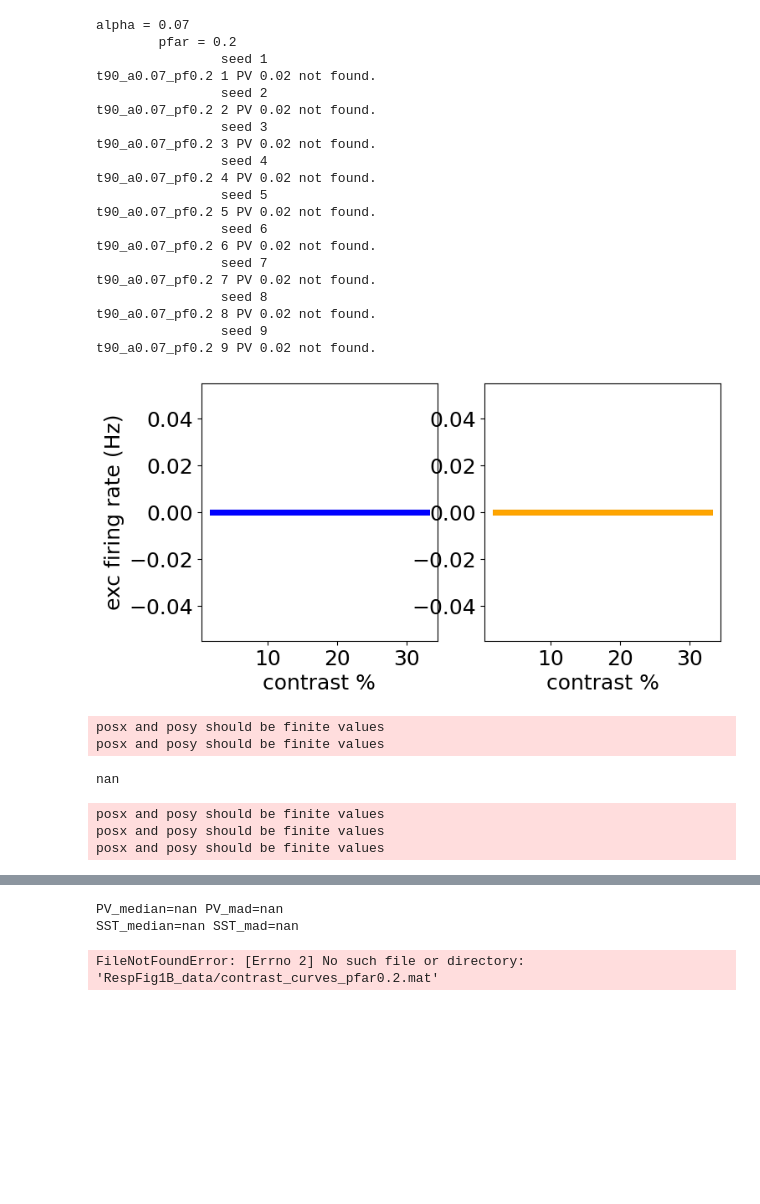
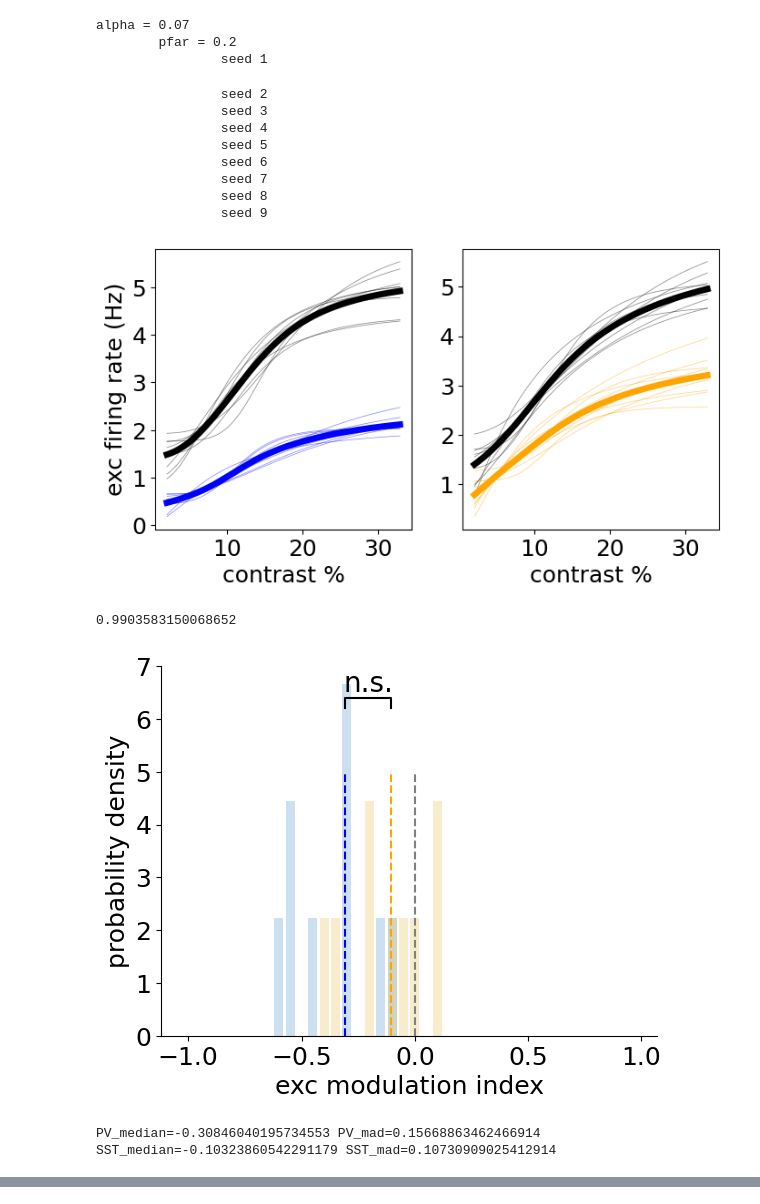
Before and after one commit to HChoiLab/CellTypeCircuit, a Jupyter notebook: FigS13.ipynb, the cells around one changed output, grey strips where cells are left out. Cells and saved outputs as stored; diff of their text form; code cells hidden in the pictures; blank space fills up the shorter version.

```diff
--- a/FigS13.ipynb
+++ b/FigS13.ipynb
@@ -334,7 +334,7 @@ for ai in range(len(alpha_list)):
 #         plt.savefig('a60_pfar0p2_0p35mm_cc.svg',bbox_inches='tight',dpi=200)
 #         plt.savefig(f'excitabilityPlots/{ct}_cc_alpha{alpha}_pfar{pfar}_{numseeds}seeds_.pdf',bbox_inches='tight',dpi=200)
 #         plt.savefig(f'excitabilityPlots/{ct}_cc_alpha{alpha}_pfar{pfar}_{numseeds}seeds_.svg',bbox_inches='tight',dpi=200)
-        plt.savefig(f'excitabilityPlots/RespFig1B_pfar{pfar}_cc.svg',bbox_inches='tight',dpi=200)
+        plt.savefig(f'FigS13A_cc.svg',bbox_inches='tight',dpi=200)
         plt.show()
         plt.close()
 
@@ -389,7 +389,7 @@ for ai in range(len(alpha_list)):
 #         plt.savefig(f'excitabilityPlots/{ct}_hist_alpha{alpha}_pfar{pfar}_{numseeds}seeds.pdf',bbox_inches='tight',dpi=200)
 #         plt.savefig(f'excitabilityPlots/{ct}_hist_alpha{alpha}_pfar{pfar}_{numseeds}seeds.svg',bbox_inches='tight',dpi=200)
 #         plt.savefig(f'excitabilityPlots/RespFig1B_pfar{pfar}_hist.pdf',bbox_inches='tight',dpi=200)
-        plt.savefig(f'excitabilityPlots/RespFig1B_pfar{pfar}_hist.svg',bbox_inches='tight',dpi=200)
+        plt.savefig(f'FigS13A_hist.svg',bbox_inches='tight',dpi=200)
         plt.show()
         plt.close()
 
@@ -398,56 +398,45 @@ for ai in range(len(alpha_list)):
         PV_mad = median_abs_deviation(PV_changes)
         SST_median = np.median(SST_changes)
         SST_mad = median_abs_deviation(SST_changes)
 
         print(f'PV_median={PV_median}',f'PV_mad={PV_mad}')
         print(f'SST_median={SST_median}',f'SST_mad={SST_mad}')
 
-savemat(f"RespFig1B_data/contrast_curves_pfar{pfar}.mat",contrast_curves)
+savemat(f"compiled_data/contrast_curves_pfar{pfar}.mat",contrast_curves)
 
 # axes[0].set_ylim([0,65])
 # axes[1].set_ylim([0,65])
 # axes[0].plot(cvals*100, ctrl_pv_ave_curve, c='black',linewidth=5)
 # axes[0].plot(cvals*100, stim_pv_ave_curve, c='blue',linewidth=5)
 # axes[1].plot(cvals*100, ctrl_sst_ave_curve, c='black',linewidth=5)
 # axes[1].plot(cvals*100, stim_sst_ave_curve, c='orange',linewidth=5)
 
 # alpha_list = [0.08]
 # pfar_list = [0.2]
 
 # plt.savefig('a80_pfar0p2_0p35mm_cc.png',bbox_inches='tight',dpi=200)
 # plt.show()
 # plt.close()
 histogram={"pv_mis":PV_changes, "sst_mis":SST_changes}
-savemat(f"RespFig1B_data/histogram_pfar{pfar}.mat",histogram)
+savemat(f"compiled_data/histogram_pfar{pfar}.mat",histogram)
 # np.save(f'RespFig1_data/PV_MIs_pfar{pfar}.npy', PV_changes)
 # np.save(f'RespFig1_data/SST_MIs_pfar{pfar}.npy', SST_changes)
 # np.save(plotDataDir + f'RespFig1_data/PV_MI_sds_0p25_{numseeds}seeds.npy', PV_MI_sds)
 # np.save(plotDataDir + f'RespFig1_data/SST_MI_sds_0p25_{numseeds}seeds.npy', SST_MI_sds)
 # %% [output]
 alpha = 0.07
         pfar = 0.2
                 seed 1
-t90_a0.07_pf0.2 1 PV 0.02 not found.
-                seed 2
-t90_a0.07_pf0.2 2 PV 0.02 not found.
-                seed 3
-t90_a0.07_pf0.2 3 PV 0.02 not found.
-                seed 4
-t90_a0.07_pf0.2 4 PV 0.02 not found.
-                seed 5
-t90_a0.07_pf0.2 5 PV 0.02 not found.
-                seed 6
-t90_a0.07_pf0.2 6 PV 0.02 not found.
-                seed 7
-t90_a0.07_pf0.2 7 PV 0.02 not found.
-                seed 8
-t90_a0.07_pf0.2 8 PV 0.02 not found.
-                seed 9
-t90_a0.07_pf0.2 9 PV 0.02 not found.
+                seed 2
+                seed 3
+                seed 4
+                seed 5
+                seed 6
+                seed 7
+                seed 8
+                seed 9
-[figure, old version]
+[figure, new version]
-posx and posy should be finite values
-posx and posy should be finite values
-nan
+0.9903583150068652
+[figure, new version]
-posx and posy should be finite values
-posx and posy should be finite values
-posx and posy should be finite values
+PV_median=-0.30846040195734553 PV_mad=0.15668863462466914
+SST_median=-0.10323860542291179 SST_mad=0.10730909025412914
@@ -455,6 +443,3 @@ posx and posy should be finite values
-PV_median=nan PV_mad=nan
-SST_median=nan SST_mad=nan
-FileNotFoundError: [Errno 2] No such file or directory: 'RespFig1B_data/contrast_curves_pfar0.2.mat'
 # %%
 # simname = 'archive/base3t'
 contrasts = np.array([0.02, 0.05, 0.1, 0.18, 0.33])
```
Also changed, not shown: parts of 2 cells of this notebook.
